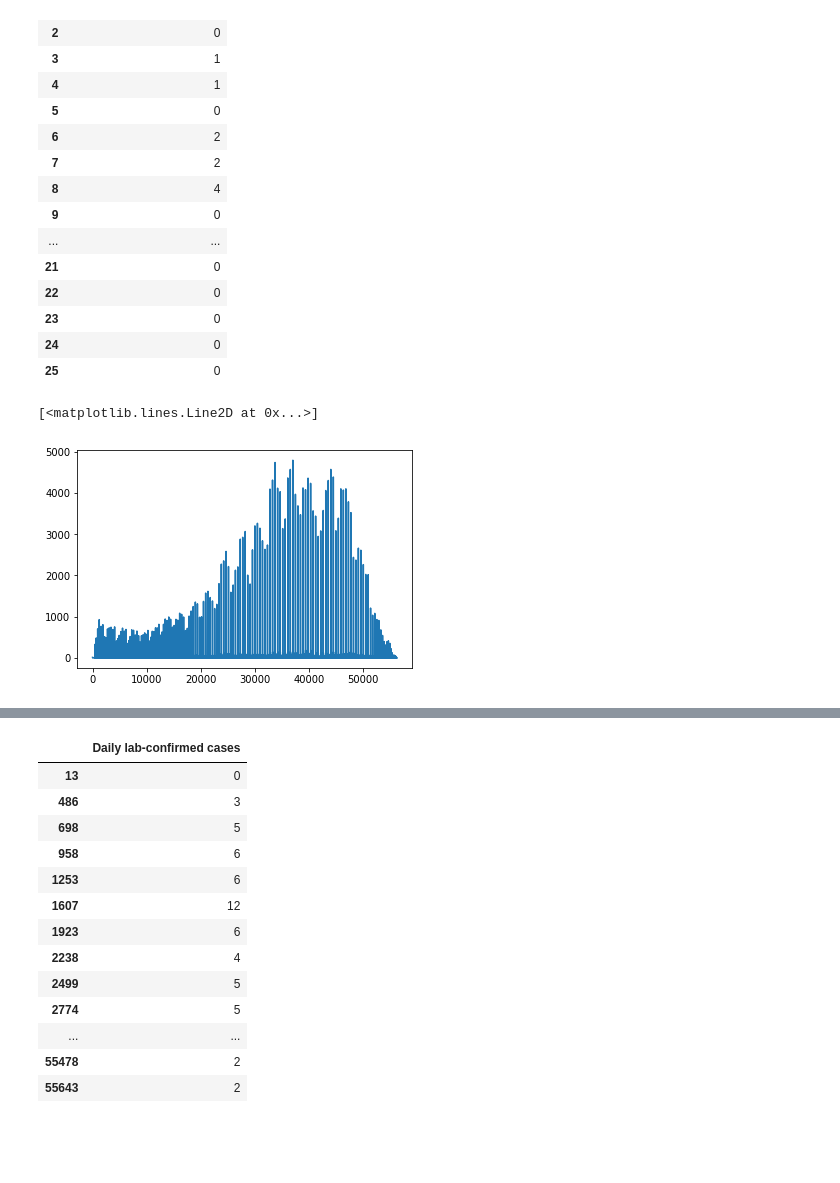
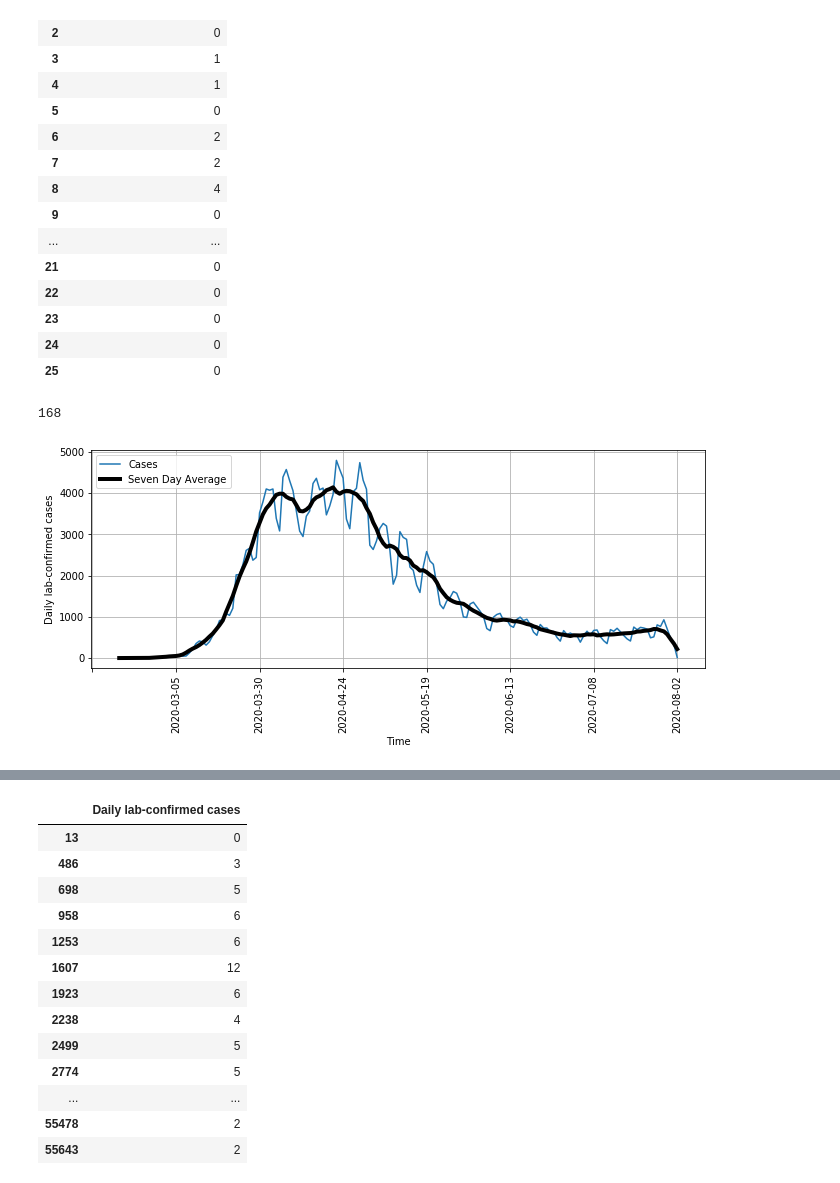
Before and after one commit to reyesaldasoro/COVID_StatsUK, a Jupyter notebook: Covid Cases UK.ipynb, the cells around one changed output, grey strips where cells are left out. Drawn from its saved outputs; the diff is of its cells as text; code cells hidden in the pictures; blank space fills up the shorter version.

```diff
--- a/Covid Cases UK.ipynb
+++ b/Covid Cases UK.ipynb
@@ -6,6 +7,9 @@ import matplotlib.pyplot as plt
 import numpy as np
 # %%
-url = 'https://coronavirus.data.gov.uk/downloads/csv/coronavirus-cases_latest.csv'
+url_cases  = 'https://coronavirus.data.gov.uk/downloads/csv/coronavirus-cases_latest.csv'
+url_deaths = 'https://coronavirus.data.gov.uk/downloads/csv/coronavirus-deaths_latest.csv'
 # %%
-s   = requests.get(url).content
-c   = pd.read_csv(io.StringIO(s.decode('utf-8')))
+cases_raw   = requests.get(url_cases).content
+cases_csv   = pd.read_csv(io.StringIO(cases_raw.decode('utf-8')))
+deaths_raw   = requests.get(url_deaths).content
+deaths_csv   = pd.read_csv(io.StringIO(deaths_raw.decode('utf-8')))
@@ -82,8 +93,30 @@ c.loc[0:25,['Daily lab-confirmed cases']]
 | 23 | 0 |
 | 24 | 0 |
 | 25 | 0 |
-# %%
-plt.plot(c['Daily lab-confirmed cases'])
-# %% [output]
-[<matplotlib.lines.Line2D at 0x...>]
-[figure, removed]
+# %%
+sevenDayAv  = np.convolve(vert_values,np.ones(7,)/7, mode='same')
+len(sevenDayAv)
+# %% [output]
+168
+# %%
+time_axis = cases_csv.loc[cases_csv['Area type']=='Nation',['Specimen date']]
+vert_axis = cases_csv.loc[cases_csv['Area type']=='Nation',['Daily lab-confirmed cases']]
+time_values = time_axis['Specimen date'];
+vert_values = vert_axis['Daily lab-confirmed cases']
+
+sevenDayAv  = np.convolve(vert_values,np.ones(7,)/7, mode='same')
+
+fig = plt.figure(figsize=(11, 4))
+ax  = fig.add_subplot(111)
+plt.plot(time_values,vert_values,label="Cases")
+plt.plot(time_values,sevenDayAv,'k',label="Seven Day Average",linewidth=4)
+
+plt.xlabel('Time')
+plt.ylabel('Daily lab-confirmed cases')
+ax.tick_params(axis='x', rotation=90)
+ax.xaxis.set_major_locator(ticker.AutoLocator())
+ax.invert_xaxis()
+plt.legend(loc="upper left")
+plt.grid()
+# %% [output]
+[figure, added]
```
Also changed, not shown: parts of 12 cells of this notebook.
